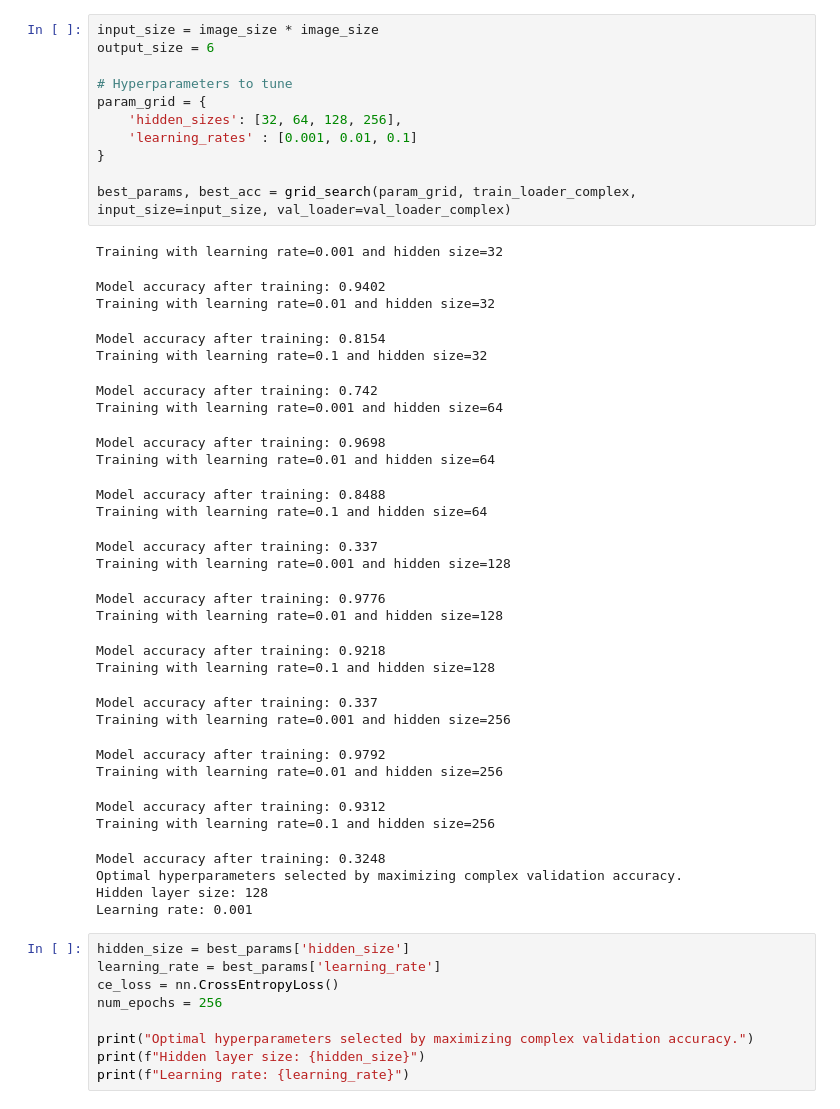
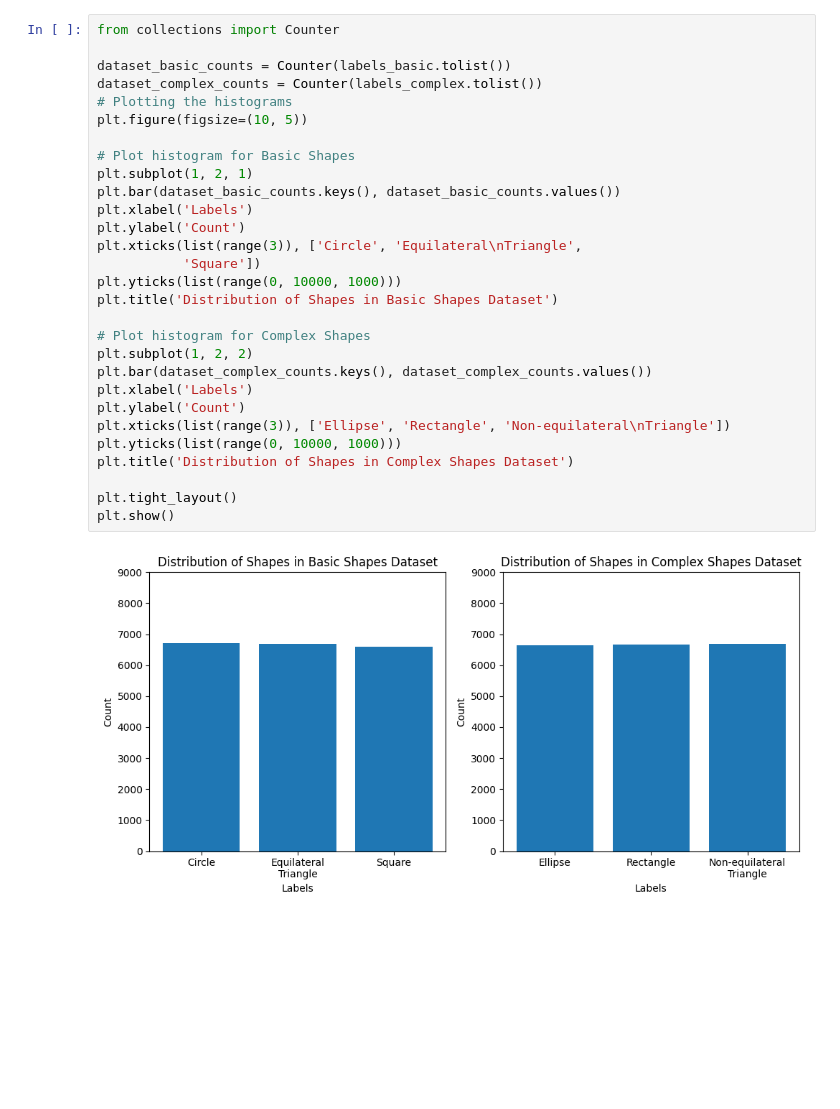
Before and after one commit to jonathonacarl/curriculum-learning, a Jupyter notebook: curriculum-learning.ipynb, the cells around one changed output. Drawn from its saved outputs; the diff is of its cells as text; blank space fills up the shorter version.

Commit message:
organized directory layout and cleaned up jupyter notebook

```diff
--- a/curriculum-learning.ipynb
+++ b/curriculum-learning.ipynb
@@ -323,48 +58,31 @@ def grid_search(param_grid, loader, input_size, output_size=6, val_loader=None):
-# %%
-input_size = image_size * image_size
-output_size = 6
-
-# Hyperparameters to tune
-param_grid = {
-    'hidden_sizes': [32, 64, 128, 256],
-    'learning_rates' : [0.001, 0.01, 0.1]
-}
-
-best_params, best_acc = grid_search(param_grid, train_loader_complex, input_size=input_size, val_loader=val_loader_complex)
-# %% [output]
-Training with learning rate=0.001 and hidden size=32
-Model accuracy after training: 0.9402
-Training with learning rate=0.01 and hidden size=32
-Model accuracy after training: 0.8154
-Training with learning rate=0.1 and hidden size=32
-Model accuracy after training: 0.742
-Training with learning rate=0.001 and hidden size=64
-Model accuracy after training: 0.9698
-Training with learning rate=0.01 and hidden size=64
-Model accuracy after training: 0.8488
-Training with learning rate=0.1 and hidden size=64
-Model accuracy after training: 0.337
-Training with learning rate=0.001 and hidden size=128
-Model accuracy after training: 0.9776
-Training with learning rate=0.01 and hidden size=128
-Model accuracy after training: 0.9218
-Training with learning rate=0.1 and hidden size=128
-Model accuracy after training: 0.337
-Training with learning rate=0.001 and hidden size=256
-Model accuracy after training: 0.9792
-Training with learning rate=0.01 and hidden size=256
-Model accuracy after training: 0.9312
-Training with learning rate=0.1 and hidden size=256
-Model accuracy after training: 0.3248
-Optimal hyperparameters selected by maximizing complex validation accuracy.
-Hidden layer size: 128
-Learning rate: 0.001
-# %%
-hidden_size = best_params['hidden_size']
-learning_rate = best_params['learning_rate']
-ce_loss = nn.CrossEntropyLoss()
-num_epochs = 256
-
-print("Optimal hyperparameters selected by maximizing complex validation accuracy.")
-print(f"Hidden layer size: {hidden_size}")
-print(f"Learning rate: {learning_rate}")
+# %%
+from collections import Counter
+
+dataset_basic_counts = Counter(labels_basic.tolist())
+dataset_complex_counts = Counter(labels_complex.tolist())
+# Plotting the histograms
+plt.figure(figsize=(10, 5))
+
+# Plot histogram for Basic Shapes
+plt.subplot(1, 2, 1)
+plt.bar(dataset_basic_counts.keys(), dataset_basic_counts.values())
+plt.xlabel('Labels')
+plt.ylabel('Count')
+plt.xticks(list(range(3)), ['Circle', 'Equilateral\nTriangle',
+           'Square'])
+plt.yticks(list(range(0, 10000, 1000)))
+plt.title('Distribution of Shapes in Basic Shapes Dataset')
+
+# Plot histogram for Complex Shapes
+plt.subplot(1, 2, 2)
+plt.bar(dataset_complex_counts.keys(), dataset_complex_counts.values())
+plt.xlabel('Labels')
+plt.ylabel('Count')
+plt.xticks(list(range(3)), ['Ellipse', 'Rectangle', 'Non-equilateral\nTriangle'])
+plt.yticks(list(range(0, 10000, 1000)))
+plt.title('Distribution of Shapes in Complex Shapes Dataset')
+
+plt.tight_layout()
+plt.show()
+# %% [output]
+[figure, added]
```
Also changed, not shown: parts of 19 cells of this notebook, 16 other files.
